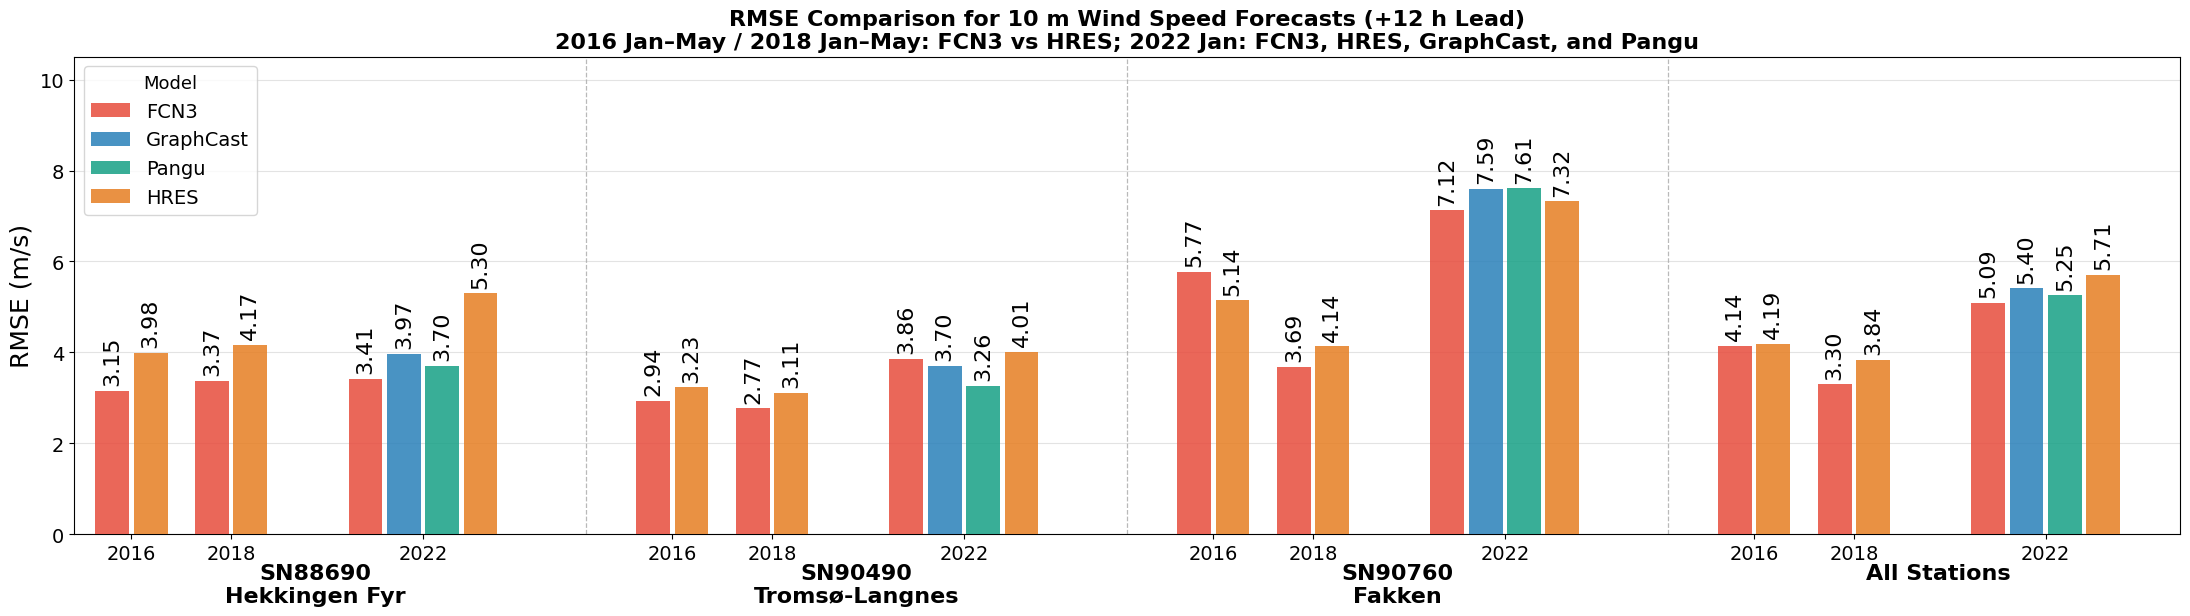
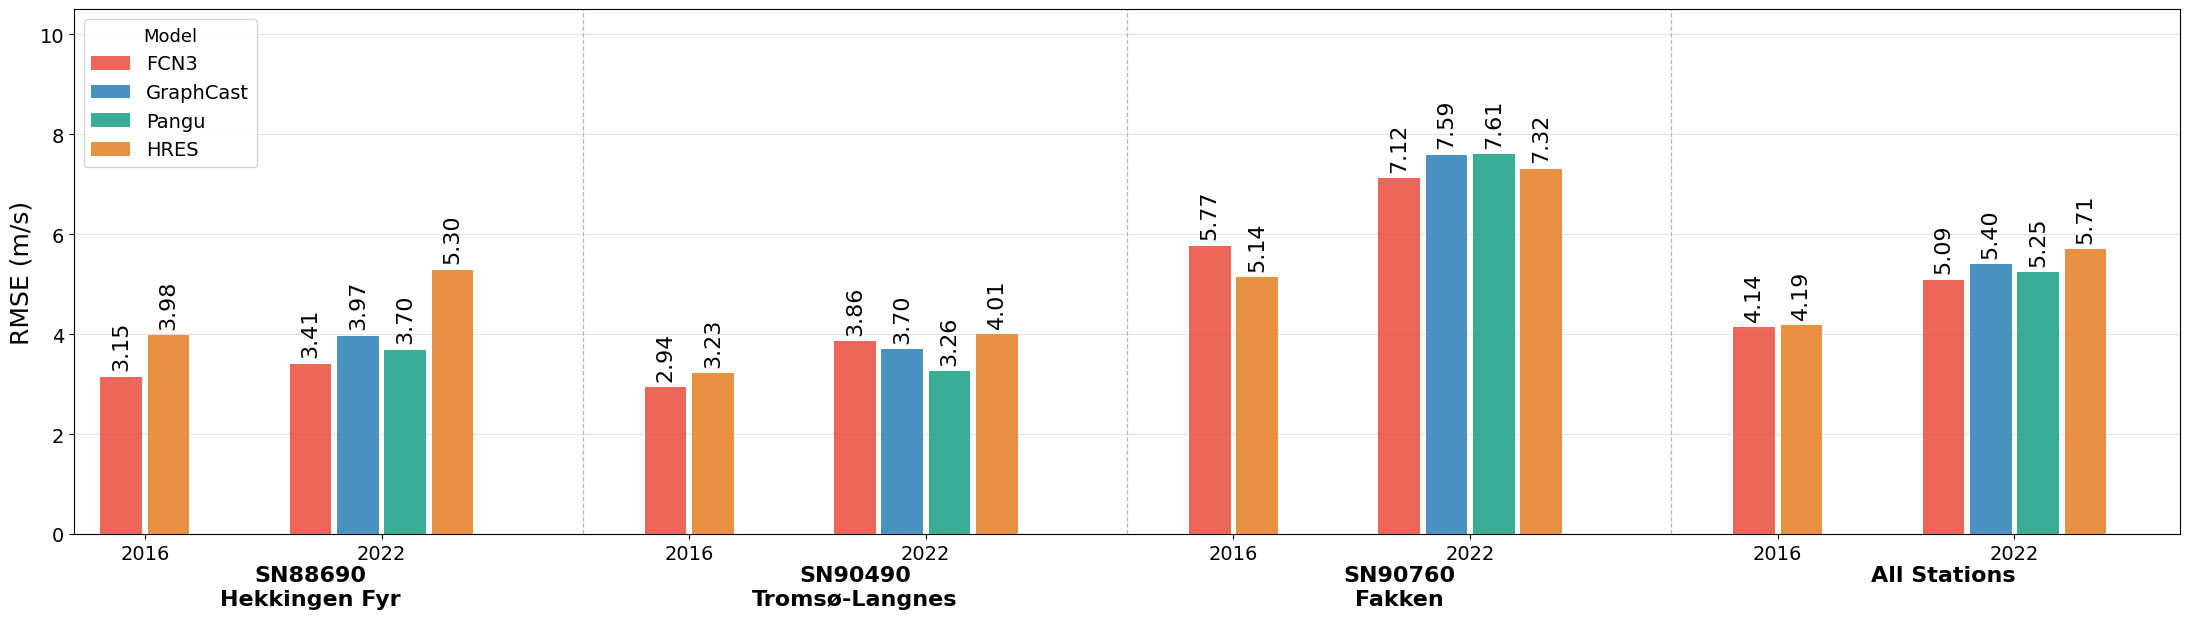
The notebook cell's code change between the first figure and the second:
--- before
+++ after
@@ -42,9 +42,9 @@
           title='Model', title_fontsize=13)
 
-ax.set_title(
-    'RMSE Comparison for 10 m Wind Speed Forecasts (+12 h Lead)\n'
-    '2016 Jan–May / 2018 Jan–May: FCN3 vs HRES; 2022 Jan: FCN3, HRES, GraphCast, and Pangu',
-    fontsize=16, fontweight='bold',
-)
+# ax.set_title(
+#     'RMSE Comparison for 10 m Wind Speed Forecasts (+12 h Lead)\n'
+#     '2016 Jan–May / 2018 Jan–May: FCN3 vs HRES; 2022 Jan: FCN3, HRES, GraphCast, and Pangu',
+#     fontsize=16, fontweight='bold',
+# )
 plt.tight_layout()
 plt.subplots_adjust(bottom=0.10)

Commit: update experiment period!